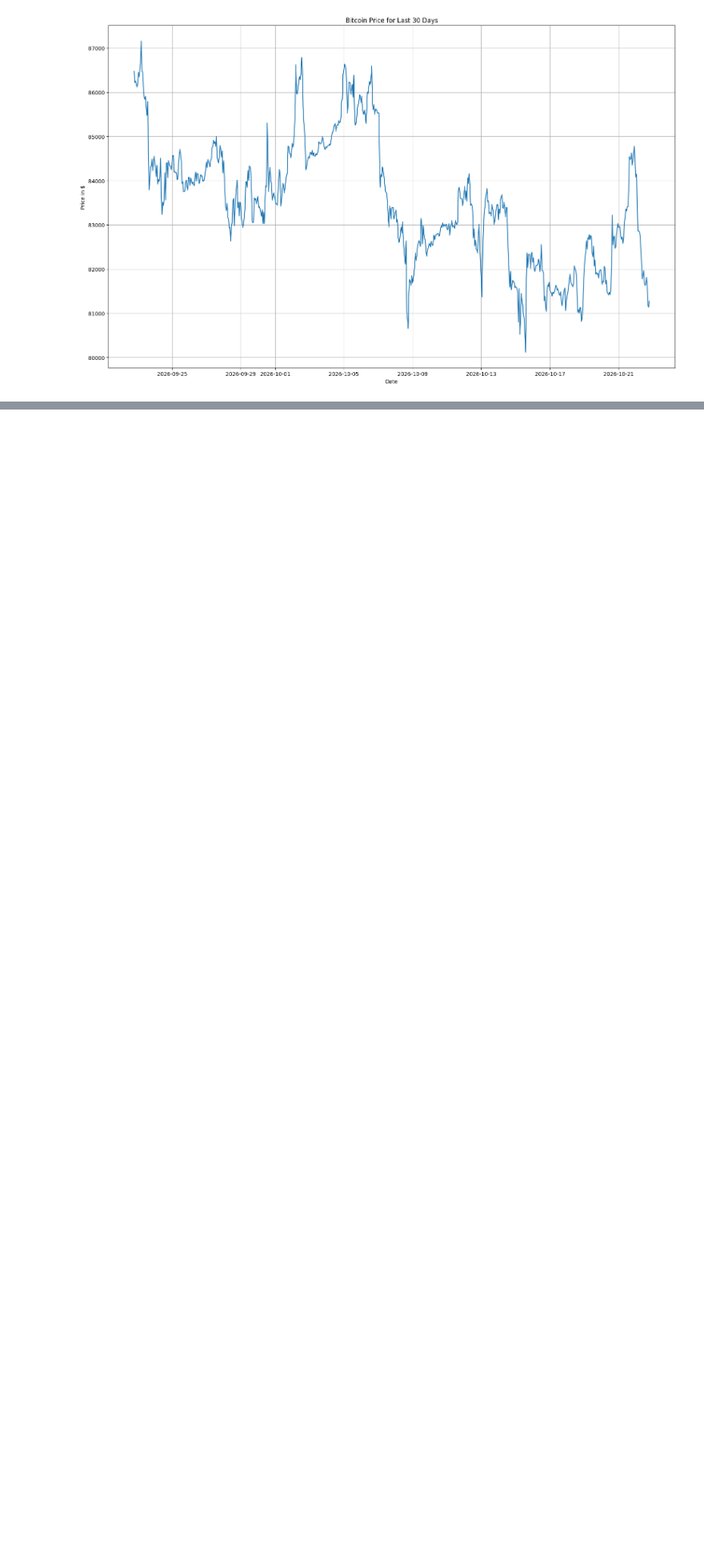
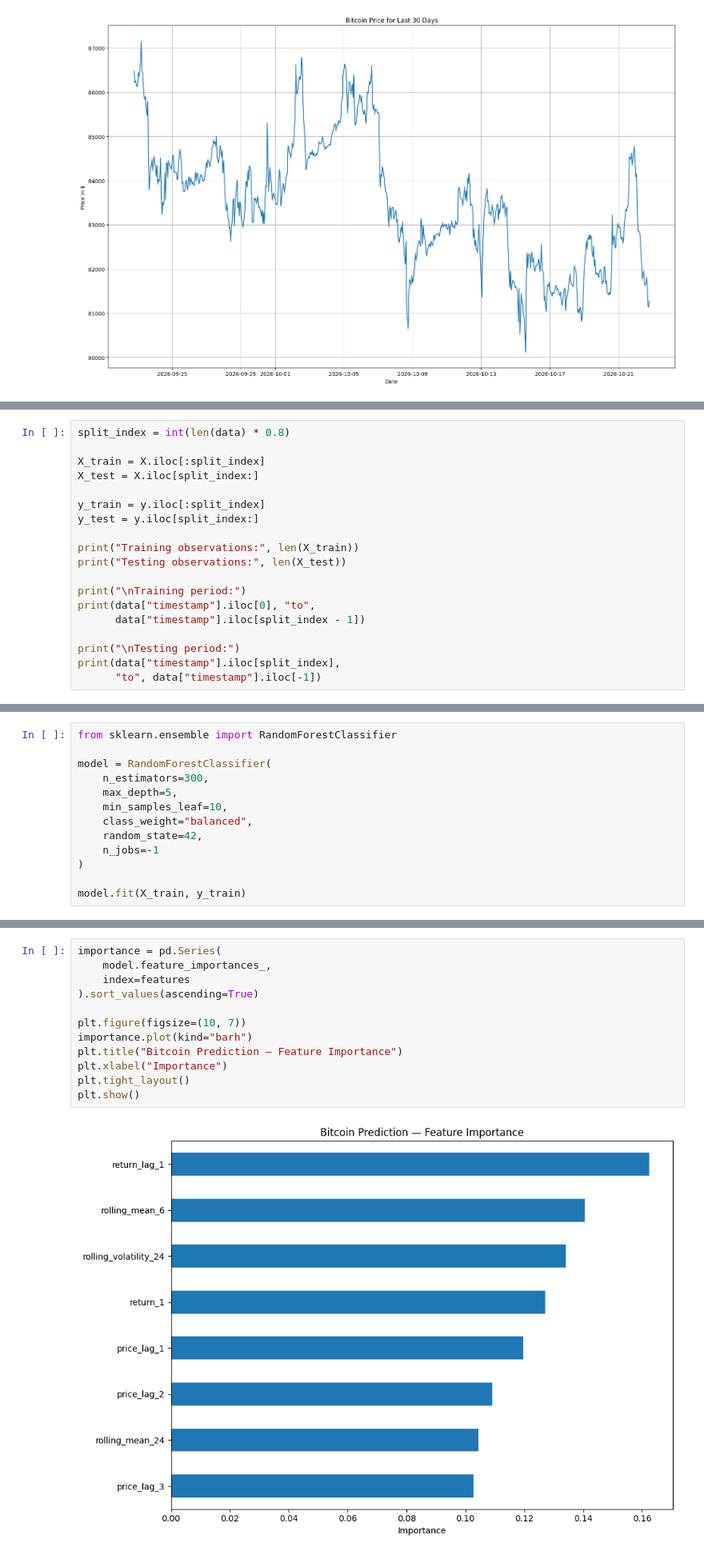
Before and after one commit to darshanijadhav29/quanntt, a Jupyter notebook: notebooks/model.ipynb, the cells around one changed output, grey strips where cells are left out. Shown at 80% size. Drawn from its saved outputs; the diff is of its cells as text; blank space fills up the shorter version.

Commit message:
trained Random forest classifier on bitcoin data

```diff
--- a/notebooks/model.ipynb
+++ b/notebooks/model.ipynb
@@ -66,0 +136,19 @@ plt.show()
+# %%
+split_index = int(len(data) * 0.8)
+
+X_train = X.iloc[:split_index]
+X_test = X.iloc[split_index:]
+
+y_train = y.iloc[:split_index]
+y_test = y.iloc[split_index:]
+
+print("Training observations:", len(X_train))
+print("Testing observations:", len(X_test))
+
+print("\nTraining period:")
+print(data["timestamp"].iloc[0], "to",
+      data["timestamp"].iloc[split_index - 1])
+
+print("\nTesting period:")
+print(data["timestamp"].iloc[split_index],
+      "to", data["timestamp"].iloc[-1])
@@ -66,0 +164,13 @@ plt.show()
+# %%
+from sklearn.ensemble import RandomForestClassifier
+
+model = RandomForestClassifier(
+    n_estimators=300,
+    max_depth=5,
+    min_samples_leaf=10,
+    class_weight="balanced",
+    random_state=42,
+    n_jobs=-1
+)
+
+model.fit(X_train, y_train)
@@ -66,0 +224,14 @@ plt.show()
+# %%
+importance = pd.Series(
+    model.feature_importances_,
+    index=features
+).sort_values(ascending=True)
+
+plt.figure(figsize=(10, 7))
+importance.plot(kind="barh")
+plt.title("Bitcoin Prediction — Feature Importance")
+plt.xlabel("Importance")
+plt.tight_layout()
+plt.show()
+# %% [output]
+[figure, added]
```
Also changed, not shown: parts of 8 cells of this notebook, 1 other file.
